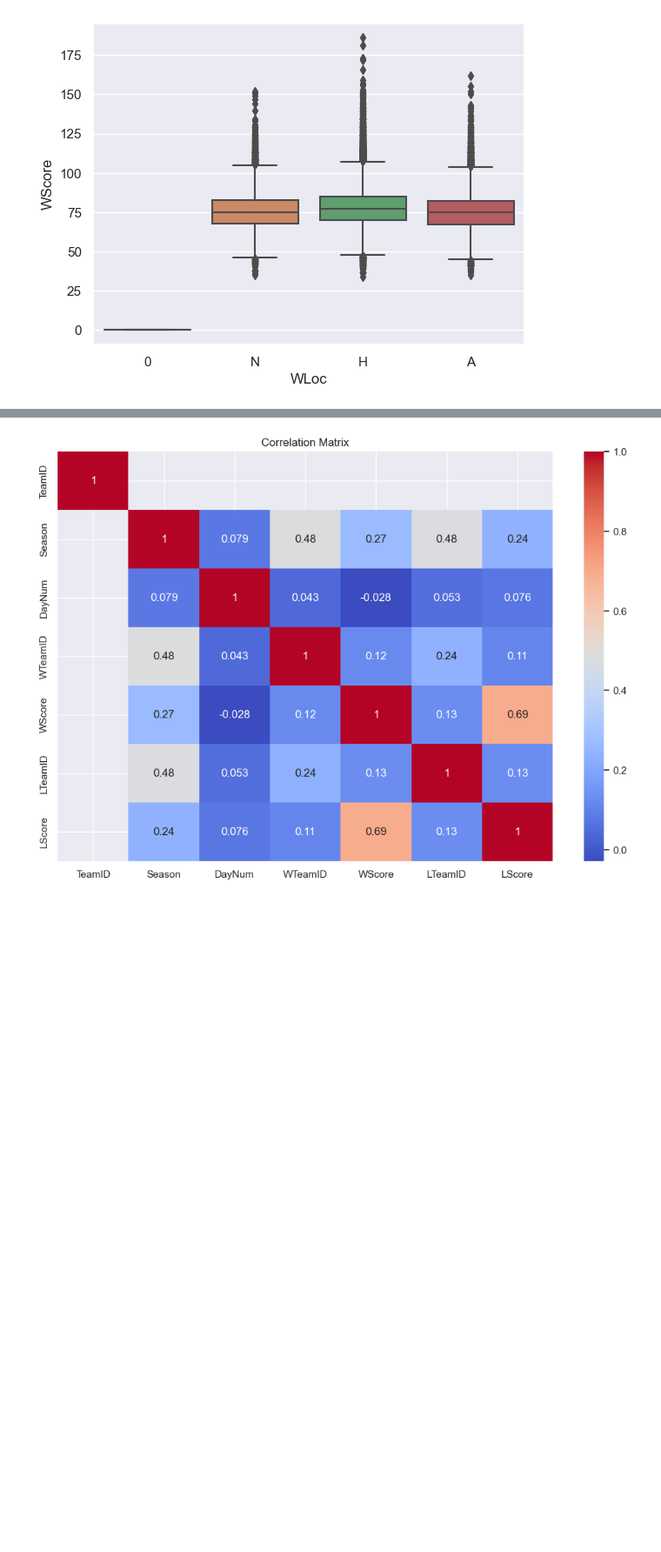
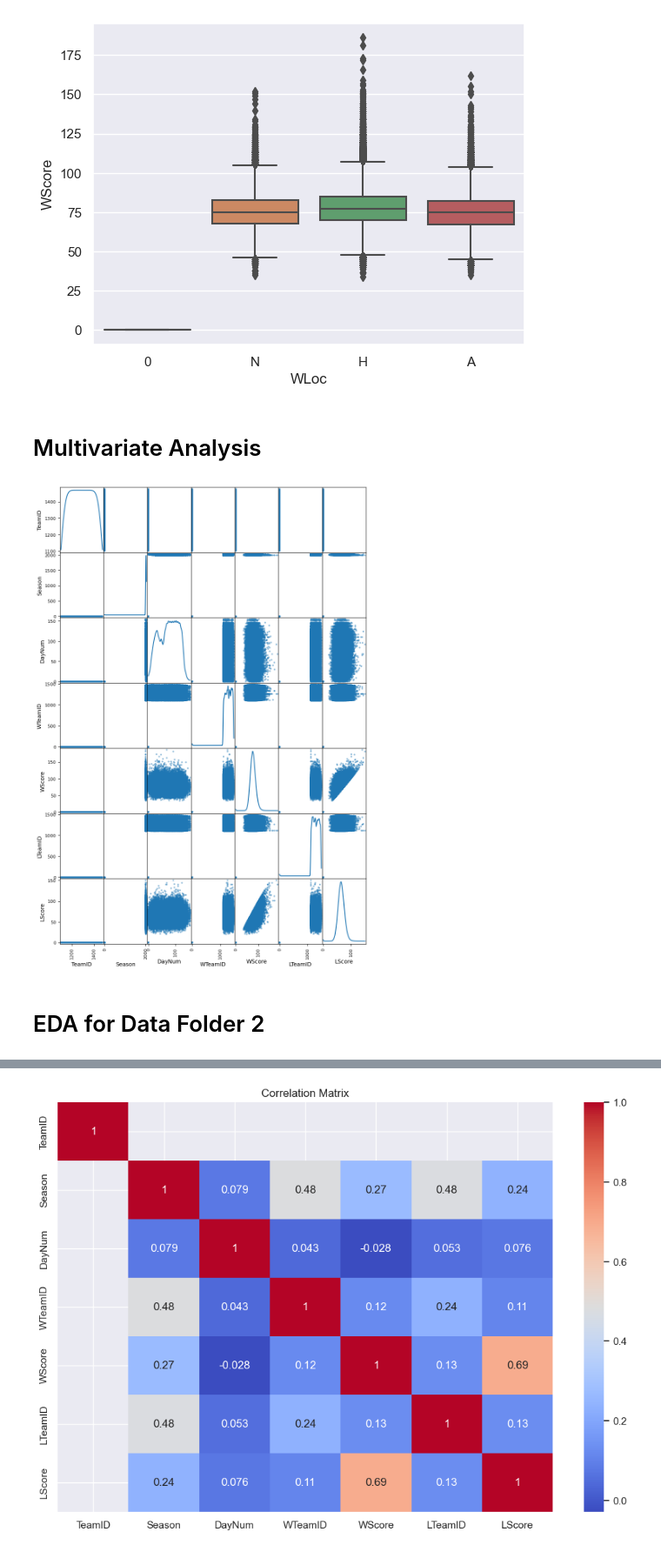
Before and after one commit to cshields164/march-machine-learning-mania-2024, a Jupyter notebook: code/01explore.ipynb, the cells around one changed output, grey strips where cells are left out. Shown at 87% size. Saved outputs shown, nothing was run; the diff lists cells and outputs as text; code cells hidden in the pictures; blank space fills up the shorter version.

```diff
--- a/code/01explore.ipynb
+++ b/code/01explore.ipynb
@@ -247,3 +247,12 @@ sns.boxplot(data=df_total, y='WScore', x ='WLoc')
 # %% [output]
 <Axes: xlabel='WLoc', ylabel='WScore'>
 [figure]
+# %% [markdown]
+# Multivariate Analysis
+# %%
+pd.plotting.scatter_matrix(df_total.loc[:, "TeamID":"LScore"], diagonal="kde",figsize=(10,15))
+plt.show()
+# %% [output]
+[figure, added]
+# %% [markdown]
+# EDA for Data Folder 2
```
Also changed, not shown: parts of 31 cells of this notebook.
